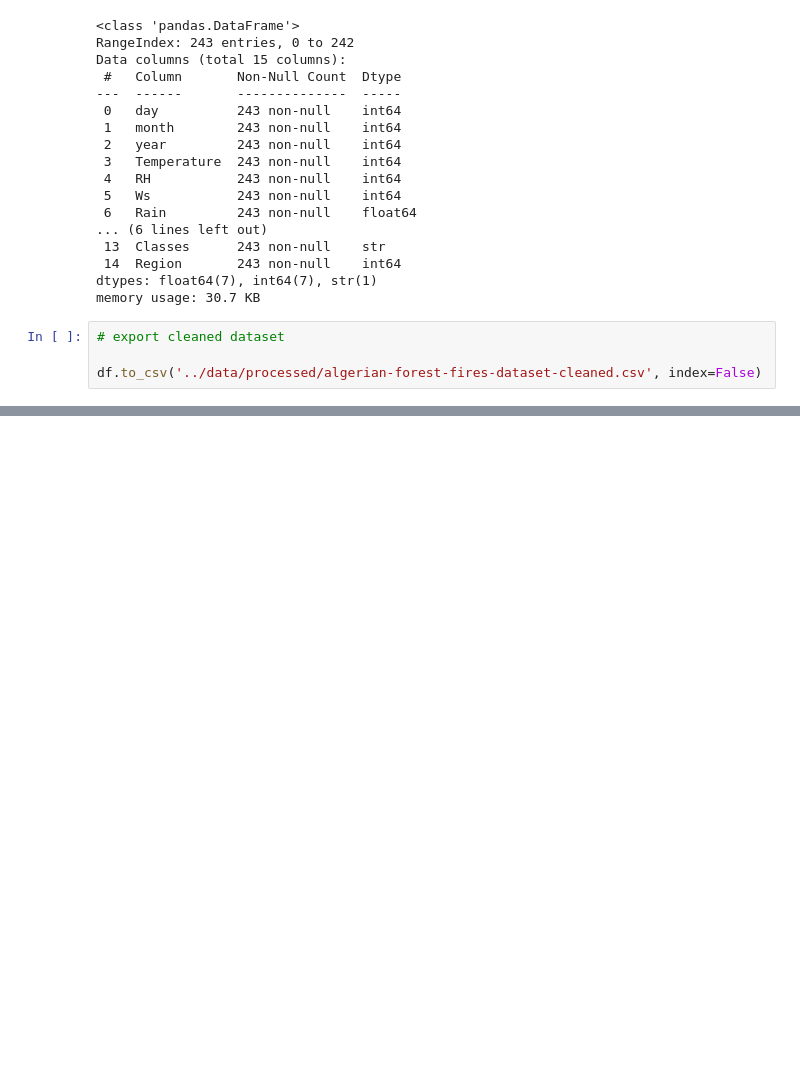
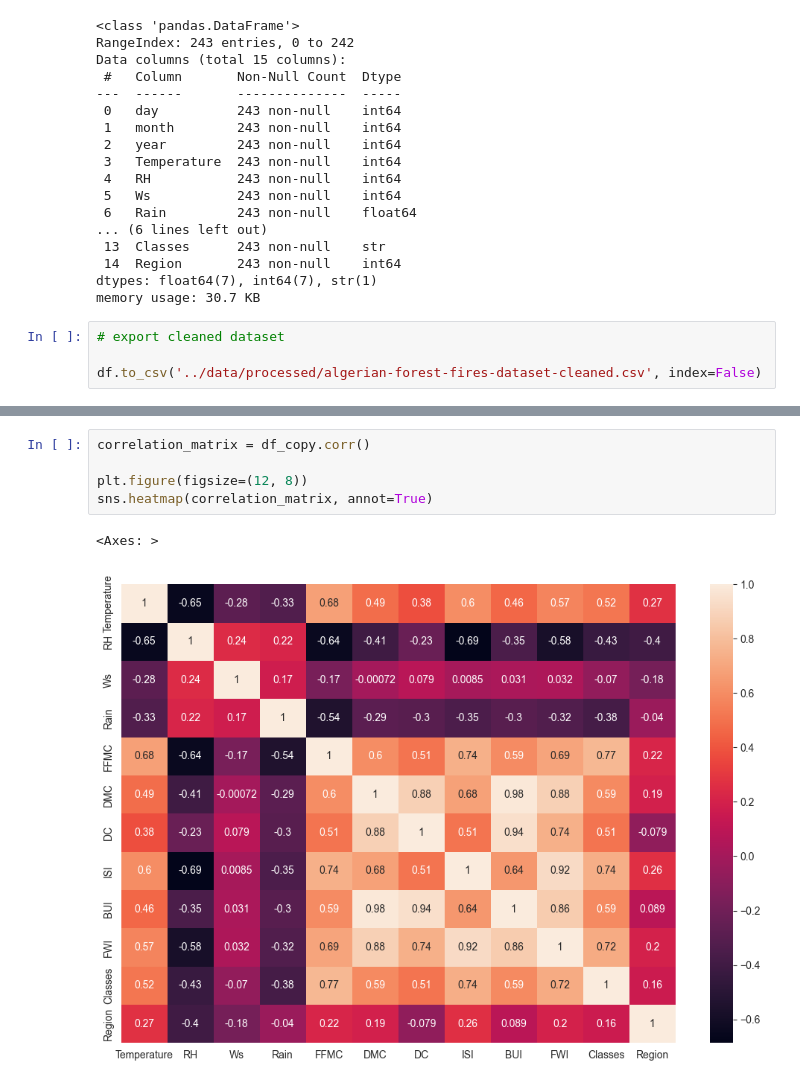
Before and after one commit to dipjyotisarma-dev/algerian-forest-fire-prediction, a Jupyter notebook: notebooks/01-eda-feature-engineering.ipynb, the cells around one changed output, grey strips where cells are left out. Cells and saved outputs as stored; diff of their text form; blank space fills up the shorter version.

```diff
--- a/notebooks/01-eda-feature-engineering.ipynb
+++ b/notebooks/01-eda-feature-engineering.ipynb
@@ -207,0 +257,8 @@ df.to_csv('../data/processed/algerian-forest-fires-dataset-cleaned.csv', index=F
+# %%
+correlation_matrix = df_copy.corr()
+
+plt.figure(figsize=(12, 8))
+sns.heatmap(correlation_matrix, annot=True)
+# %% [output]
+<Axes: >
+[figure, added]
```
Also changed, not shown: parts of 6 cells of this notebook.
